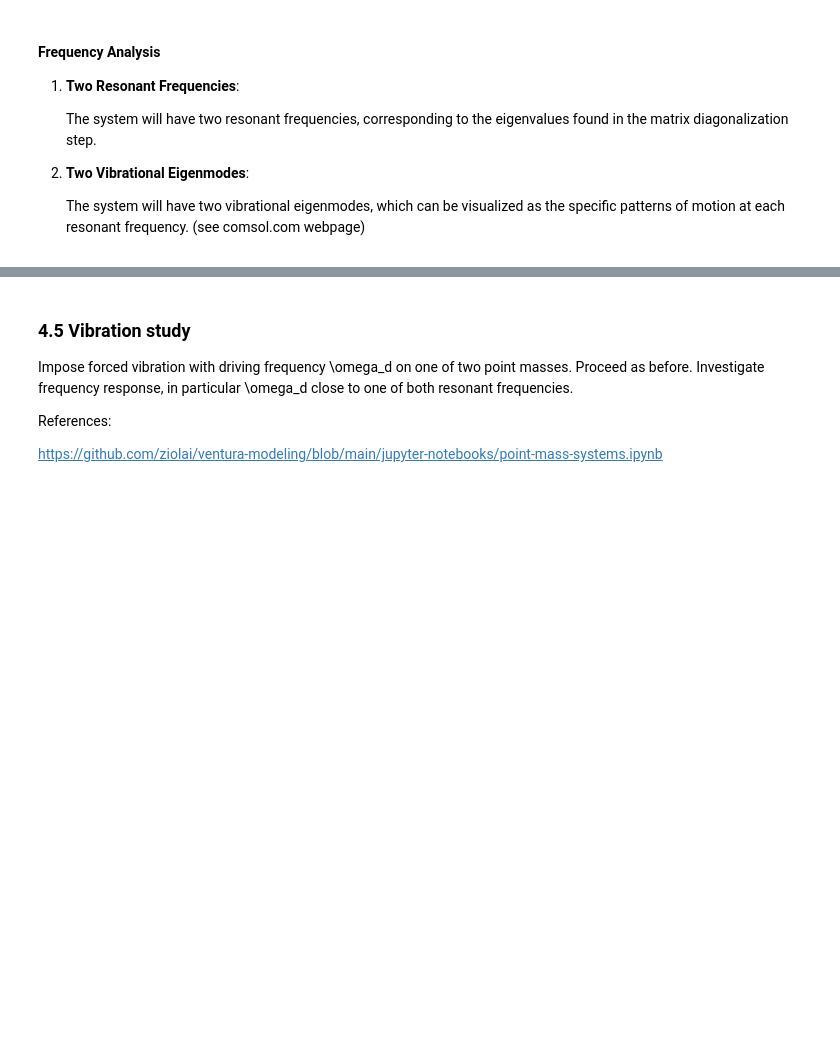
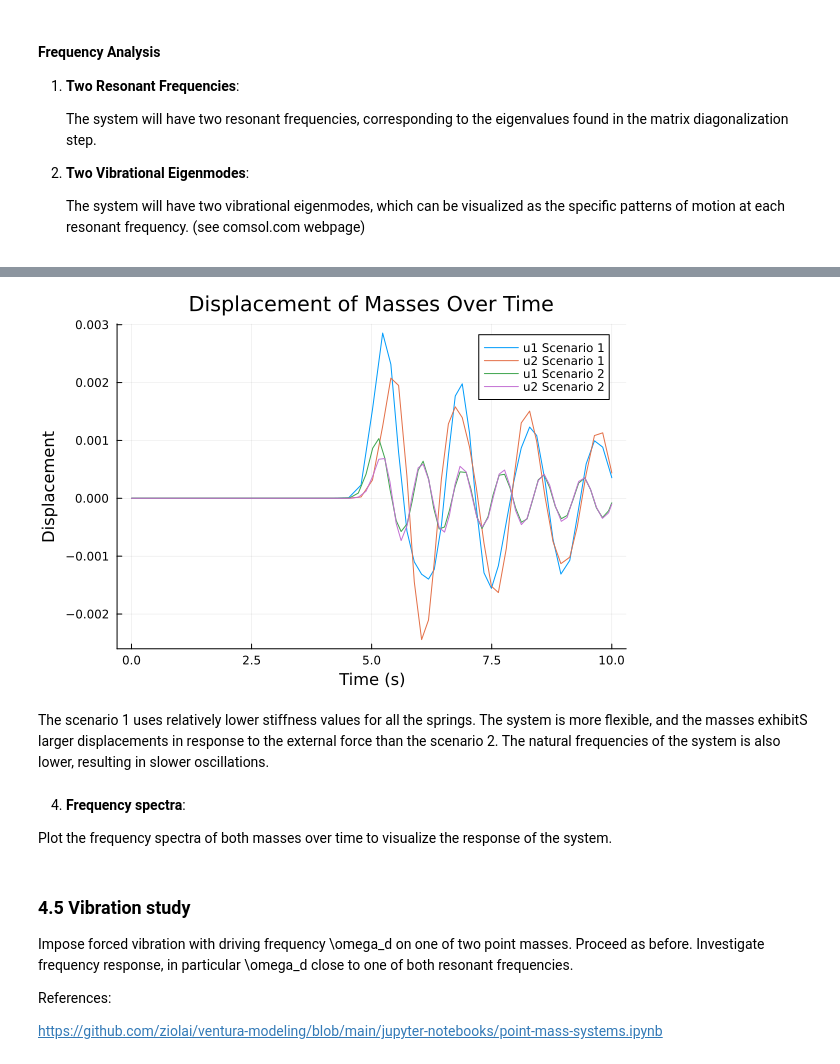
Before and after one commit to AnouchkaDESMETTRE/TU_Delft_Internship, a Jupyter notebook: TwoPointMassSystem.ipynb, the cells around one changed output, grey strips where cells are left out. Drawn from its saved outputs; the diff is of its cells as text; code cells hidden in the pictures; blank space fills up the shorter version.

```diff
--- a/TwoPointMassSystem.ipynb
+++ b/TwoPointMassSystem.ipynb
@@ -613,3 +646,39 @@ plot(p0, p1, layout = (2, 1))
+# %%
+function system!(du, u, p, t)
+    x1, v1, x2, v2 = u
+    k1, k2, k3 = p
+    du[1] = v1
+    du[2] = (gaussian_pulse(t, t0, F0, sigma) - γ1*v1 - γ2*(v1 - v2) - k1*x1 - k2*(x1 - x2)) / m1
+    du[3] = v2
+    du[4] = (F_external2(t) - γ3*v2 - γ2*(v2 - v1) - k3*x2 - k2*(x2 - x1)) / m2
+end
+
+stiffness_scenarios = [
+    (1500.0, 1500.0, 1500.0),  # Scenario 1
+    (4500.0, 4500.0, 4500.0)   # Scenario 2
+]
+
+all_solutions = []
+for stiffness in stiffness_scenarios
+    prob = ODEProblem(system!, u0, tspan, stiffness)
+    sol = solve(prob, Tsit5())
+    push!(all_solutions, sol)
+end
+
+p2 = plot(title="Displacement of Masses Over Time", xlabel="Time (s)", ylabel="Displacement")
+for (index, sol) in enumerate(all_solutions)
+    plot!(sol.t, sol[1,:], label="u1 Scenario $(index)")
+    plot!(sol.t, sol[3,:], label="u2 Scenario $(index)")
+end
+display(p2)
+# %% [output]
+[figure, added]
+# %% [markdown]
+The scenario 1 uses relatively lower stiffness values for all the springs. The system is more flexible, and the masses exhibitS larger displacements in response to the external force than the scenario 2. The natural frequencies of the system is also lower, resulting in slower oscillations.
+# %% [markdown]
+4. **Frequency spectra**:
+
+Plot the frequency spectra of both masses over time to visualize the response of the system.
 # %% [markdown]
 ### 4.5 Vibration study
 
```
Also changed, not shown: parts of 33 cells of this notebook.
